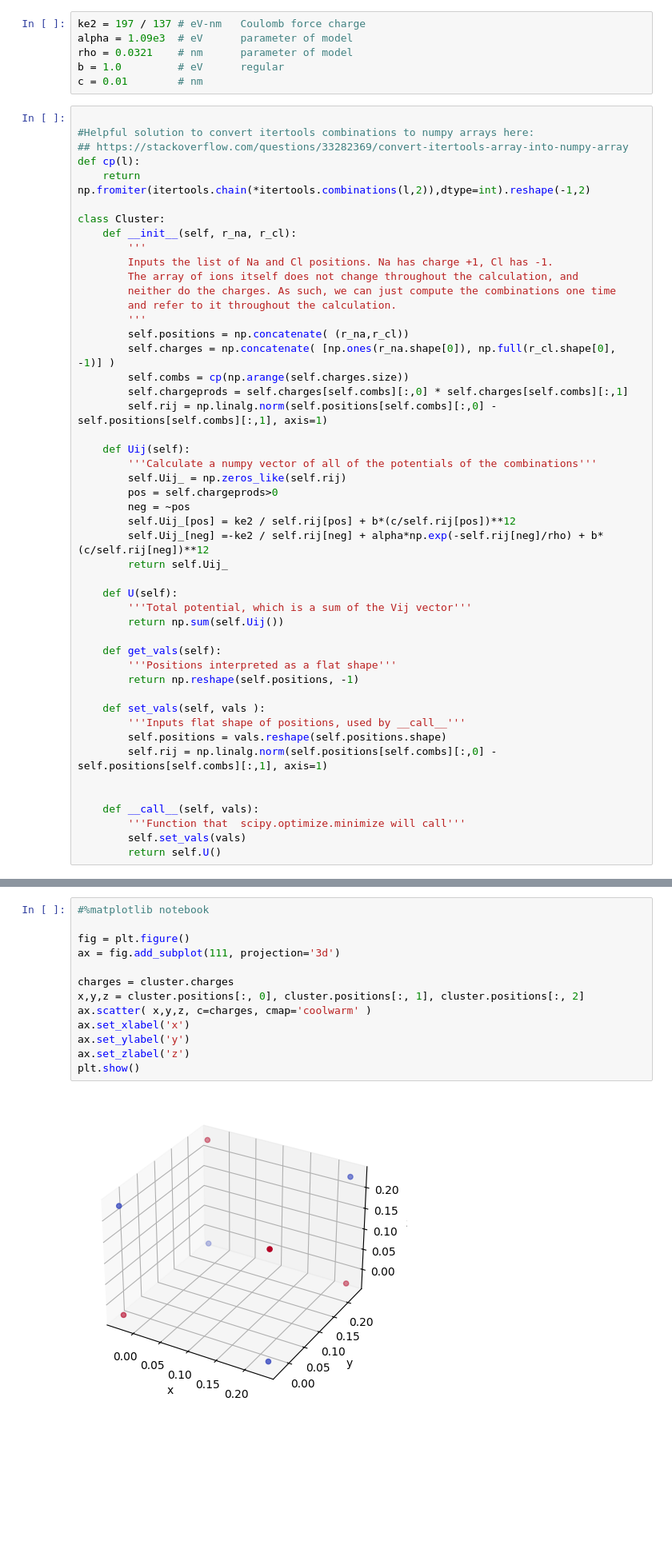
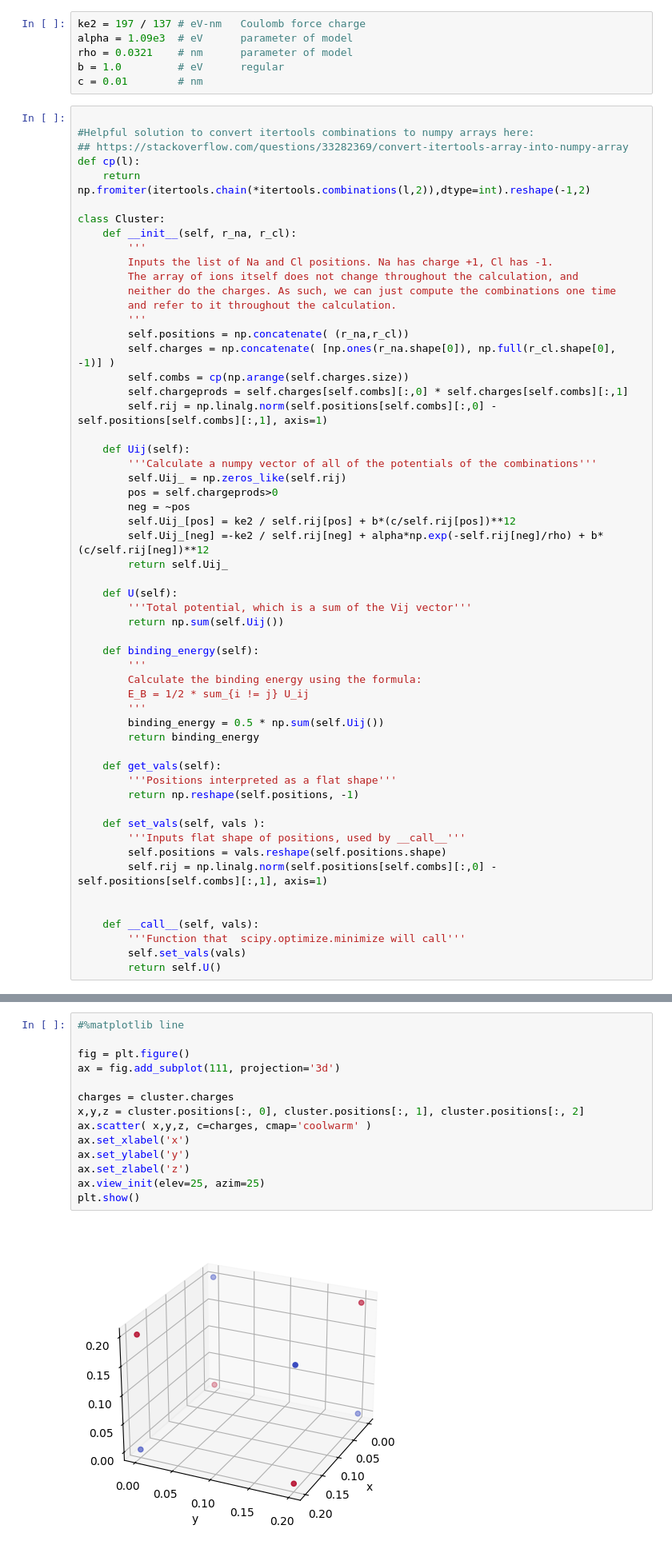
Before and after one commit to ubsuny/23-Homework7G4, a Jupyter notebook: cubic_nacl.ipynb, the cells around one changed output, grey strips where cells are left out. Shown at 80% size. Cells and saved outputs as stored; diff of their text form; blank space fills up the shorter version.

Commit message:
Modify the file for proper visualization.

```diff
--- a/cubic_nacl.ipynb
+++ b/cubic_nacl.ipynb
@@ -44,6 +44,14 @@ class Cluster:
         '''Total potential, which is a sum of the Vij vector'''
         return np.sum(self.Uij())
 
+    def binding_energy(self):
+        '''
+        Calculate the binding energy using the formula:
+        E_B = 1/2 * sum_{i != j} U_ij
+        '''
+        binding_energy = 0.5 * np.sum(self.Uij())
+        return binding_energy
+
     def get_vals(self):
         '''Positions interpreted as a flat shape'''
         return np.reshape(self.positions, -1)
@@ -111,15 +253,16 @@ Final potential: -28.23583056411562
 # %%
-#%matplotlib notebook
+#%matplotlib line
 
 fig = plt.figure()
 ax = fig.add_subplot(111, projection='3d')
 
 charges = cluster.charges
 x,y,z = cluster.positions[:, 0], cluster.positions[:, 1], cluster.positions[:, 2]
 ax.scatter( x,y,z, c=charges, cmap='coolwarm' )
 ax.set_xlabel('x')
 ax.set_ylabel('y')
 ax.set_zlabel('z')
+ax.view_init(elev=25, azim=25)
 plt.show()
 # %% [output]
-[figure, old version]
+[figure, new version]
```
Also changed, not shown: parts of 5 cells of this notebook.
